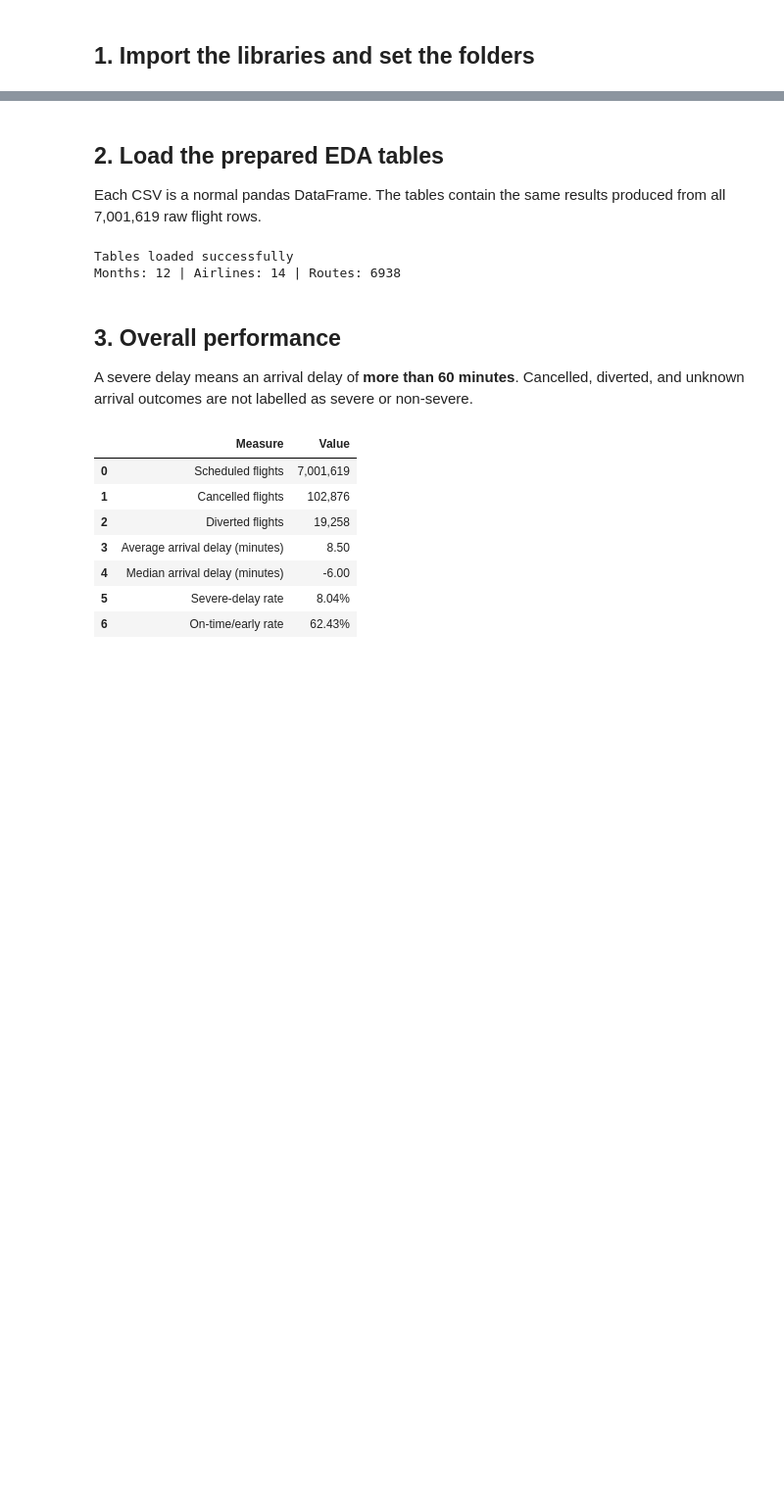
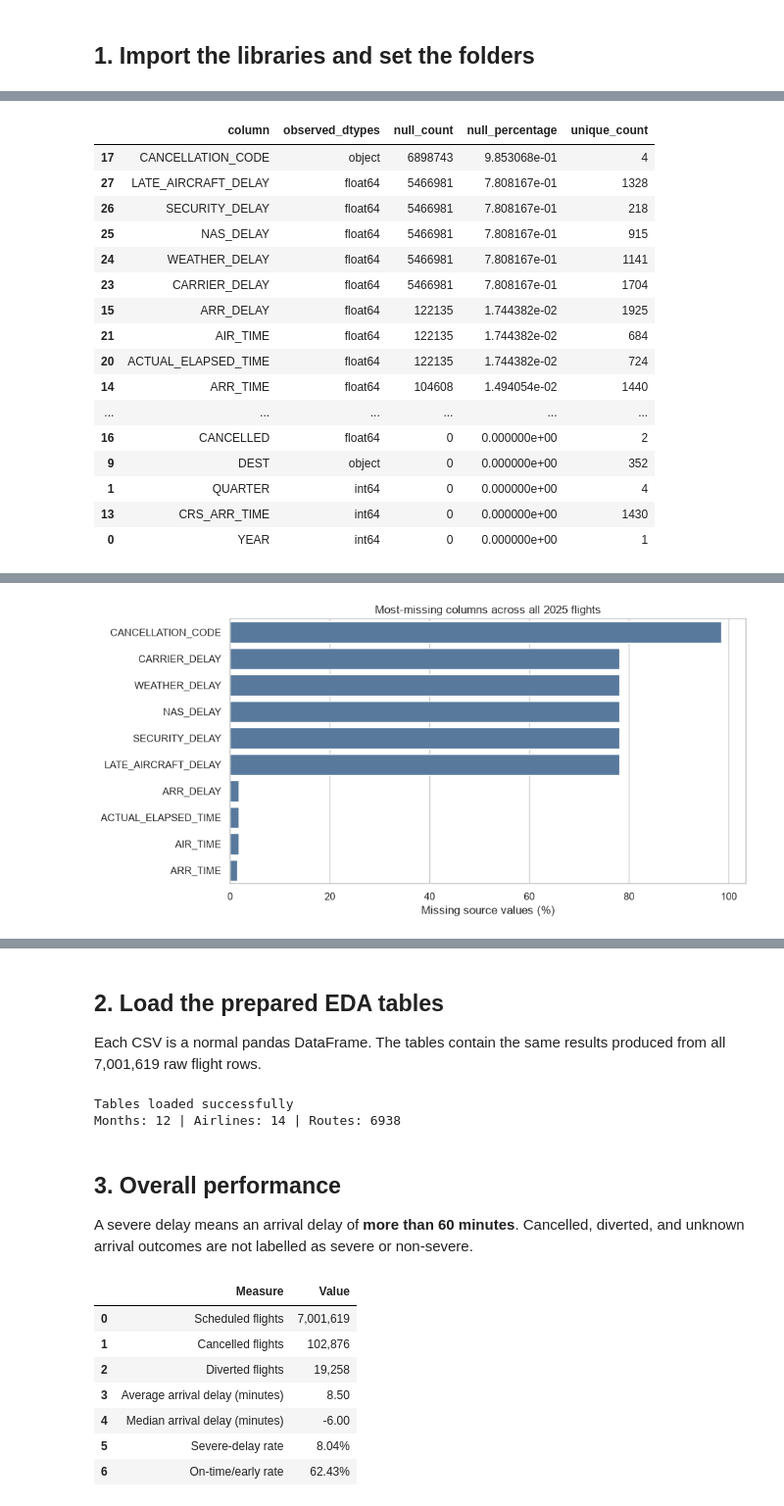
Before and after one commit to aadit19R/Airplane-ML, a Jupyter notebook: airline-delay-project/notebooks/01_beginner_eda.ipynb, the cells around one changed output, grey strips where cells are left out. Shown at 98% size. Drawn from its saved outputs; the diff is of its cells as text; code cells hidden in the pictures; blank space fills up the shorter version.

```diff
--- a/airline-delay-project/notebooks/01_beginner_eda.ipynb
+++ b/airline-delay-project/notebooks/01_beginner_eda.ipynb
@@ -34,0 +107,34 @@ Matplotlib is building the font cache; this may take a moment.
+# %%
+profile = pd.read_csv(TABLE_FOLDER / "column_profile.csv")
+display(profile.sort_values("null_percentage", ascending=False))
+missing_by_status = pd.read_csv(TABLE_FOLDER / "missingness_by_status.csv")
+display(missing_by_status)
+
+plot_missing = profile.nlargest(10, "null_percentage").copy()
+plot_missing["missing_percent"] = plot_missing["null_percentage"] * 100
+plt.figure(figsize=(10, 5))
+sns.barplot(data=plot_missing, y="column", x="missing_percent", color="#4C78A8")
+plt.xlabel("Missing source values (%)")
+plt.ylabel("")
+plt.title("Most-missing columns across all 2025 flights")
+plt.tight_layout()
+plt.savefig(FIGURE_FOLDER / "raw_missingness.png", dpi=160)
+plt.show()
+# %% [output]
+|  | column | observed_dtypes | null_count | null_percentage | unique_count |
+| 17 | CANCELLATION_CODE | object | 6898743 | 9.853068e-01 | 4 |
+| 27 | LATE_AIRCRAFT_DELAY | float64 | 5466981 | 7.808167e-01 | 1328 |
+| 26 | SECURITY_DELAY | float64 | 5466981 | 7.808167e-01 | 218 |
+| 25 | NAS_DELAY | float64 | 5466981 | 7.808167e-01 | 915 |
+| 24 | WEATHER_DELAY | float64 | 5466981 | 7.808167e-01 | 1141 |
+| 23 | CARRIER_DELAY | float64 | 5466981 | 7.808167e-01 | 1704 |
+| 15 | ARR_DELAY | float64 | 122135 | 1.744382e-02 | 1925 |
+| 21 | AIR_TIME | float64 | 122135 | 1.744382e-02 | 684 |
+| 20 | ACTUAL_ELAPSED_TIME | float64 | 122135 | 1.744382e-02 | 724 |
+| 14 | ARR_TIME | float64 | 104608 | 1.494054e-02 | 1440 |
+| ... | ... | ... | ... | ... | ... |
+| 16 | CANCELLED | float64 | 0 | 0.000000e+00 | 2 |
+| 9 | DEST | object | 0 | 0.000000e+00 | 352 |
+| 1 | QUARTER | int64 | 0 | 0.000000e+00 | 4 |
+| 13 | CRS_ARR_TIME | int64 | 0 | 0.000000e+00 | 1430 |
+| 0 | YEAR | int64 | 0 | 0.000000e+00 | 1 |
@@ -34,0 +146 @@ Matplotlib is building the font cache; this may take a moment.
+[figure, added]
```
Also changed, not shown: parts of 29 cells of this notebook, 17 other files.
